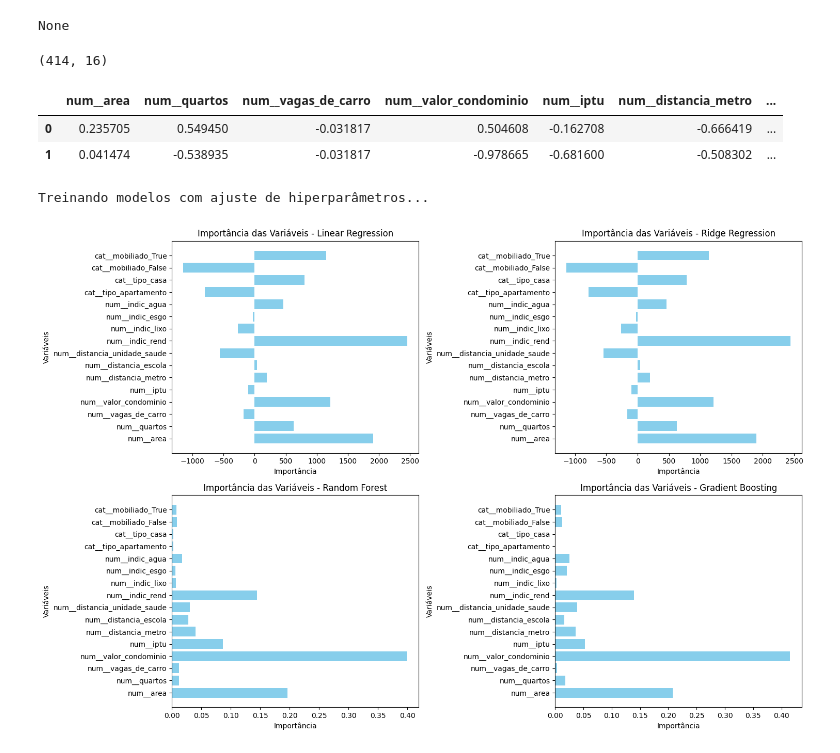
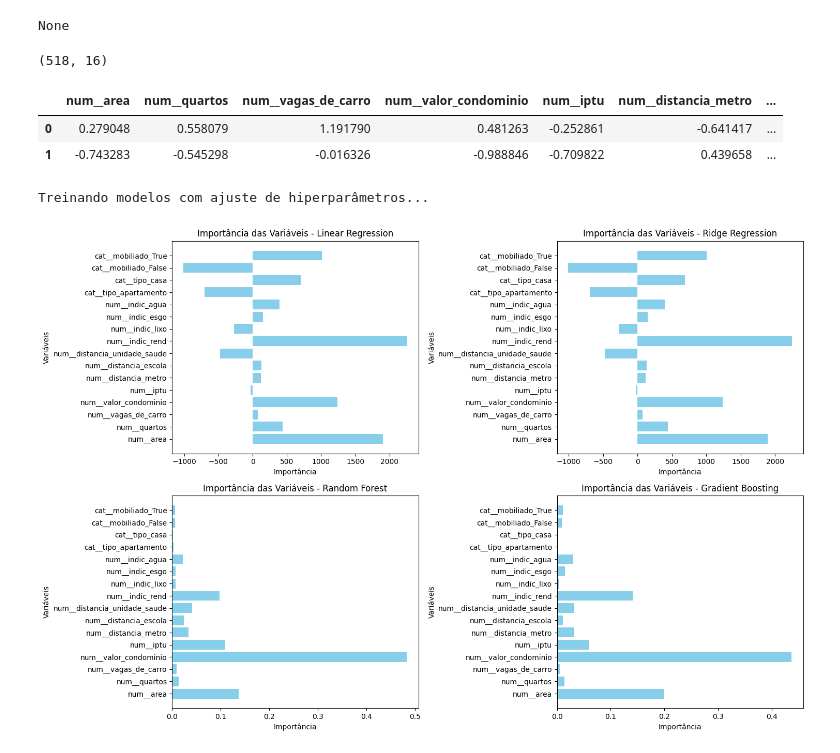
Before and after one commit to viniciusvianavieira/zap-imoveis-scraping-prediction, a Jupyter notebook: 4A - Predição-Zap-Imóveis-Aluguel.ipynb, the cells around one changed output. Saved outputs shown, nothing was run; the diff lists cells and outputs as text; code cells hidden in the pictures.

```diff
--- a/4A - Predição-Zap-Imóveis-Aluguel.ipynb
+++ b/4A - Predição-Zap-Imóveis-Aluguel.ipynb
@@ -88,20 +88,18 @@ preprocessor = ColumnTransformer(
         ('cat', OneHotEncoder(handle_unknown='ignore'), colunas_categoricas + colunas_booleanas)
     ])
 
-# Aplicar o pré-processador nos dados de treino e teste
-X_train, X_test, y_train, y_test = train_test_split(X, y, test_size=0.2, random_state=42)
-X_train_scaled = preprocessor.fit_transform(X_train)
-X_test_scaled = preprocessor.transform(X_test)
+
+X_scaled = preprocessor.fit_transform(X)
 # %%
-X_train_scaled_df = pd.DataFrame(X_train_scaled, columns=preprocessor.get_feature_names_out())
+X_scaled_df = pd.DataFrame(X_scaled, columns=preprocessor.get_feature_names_out())
 pd.set_option('display.max_columns', None)
-print(X_train_scaled_df.shape)
-display(X_train_scaled_df.head(2))
+print(X_scaled_df.shape)
+display(X_scaled_df.head(2))
 # %% [output]
-(414, 16)
+(518, 16)
 |  | num__area | num__quartos | num__vagas_de_carro | num__valor_condominio | num__iptu | num__distancia_metro | ... |
-| 0 | 0.235705 | 0.549450 | -0.031817 | 0.504608 | -0.162708 | -0.666419 | ... |
-| 1 | 0.041474 | -0.538935 | -0.031817 | -0.978665 | -0.681600 | -0.508302 | ... |
+| 0 | 0.279048 | 0.558079 | 1.191790 | 0.481263 | -0.252861 | -0.641417 | ... |
+| 1 | -0.743283 | -0.545298 | -0.016326 | -0.988846 | -0.709822 | 0.439658 | ... |
 # %%
 parametros = {
     "Linear Regression": {},  # Sem hiperparâmetros para ajustar
@@ -158,7 +156,7 @@ for nome, modelo in modelos.items():
         )
 
         # Treinar o modelo
-        grid_search.fit(X_train_scaled, y_train)
+        grid_search.fit(X_scaled, y)
 
         # Melhor modelo e desempenho
         melhor_modelo = grid_search.best_estimator_
@@ -166,14 +164,14 @@ for nome, modelo in modelos.items():
         melhor_mae = -grid_search.best_score_  # Negativo porque usamos 'neg_mean_absolute_error'
     else:
         # Para modelos sem hiperparâmetros (como Linear Regression)
-        pipeline.fit(X_train_scaled, y_train)
+        pipeline.fit(X_scaled, y)
         melhor_modelo = pipeline
         melhor_params = "Sem ajuste de hiperparâmetros"
         melhor_mae = "Não aplicável"
 
     # Executar validação cruzada com o melhor modelo
     resultados_cv = cross_validate(
-        melhor_modelo, X_train_scaled, y_train, cv=5, scoring=scoring, return_train_score=False, n_jobs=-1
+        melhor_modelo, X_scaled, y, cv=5, scoring=scoring, return_train_score=False, n_jobs=-1
     )
 
     # Armazenar os resultados
@@ -196,39 +194,39 @@ num_linhas = (num_modelos + 1) // num_colunas  # Calculando as linhas para acomo
 
 # Criar a figura e os subgráficos
 plt.figure(figsize=(15, 5 * num_linhas))
 
 for i, (nome, modelo) in enumerate(modelos.items()):
     plt.subplot(num_linhas, num_colunas, i + 1)
 
-    modelo_treinado = modelo.fit(X_train_scaled_df, y_train)
+    modelo_treinado = modelo.fit(X_scaled_df, y)
 
     if nome in ["Linear Regression", "Ridge Regression"]:
         importancias = modelo_treinado.coef_
     elif nome in ["Random Forest", "Gradient Boosting"]:
         importancias = modelo_treinado.feature_importances_
     else:
         resultado_permutation = permutation_importance(
-            modelo_treinado, X_train_scaled_df, y_train, n_repeats=10, random_state=42
+            modelo_treinado, X_scaled_df, y, n_repeats=10, random_state=42
         )
         importancias = resultado_permutation.importances_mean
 
     # Verificar alinhamento das dimensões
-    if len(importancias) != len(X_train_scaled_df.columns):
+    if len(importancias) != len(X_scaled_df.columns):
         raise ValueError(
             f"Modelo {nome}: número de importâncias ({len(importancias)}) "
-            f"diferente do número de colunas em X ({len(X_train_scaled_df.columns)})."
+            f"diferente do número de colunas em X ({len(X_scaled_df.columns)})."
         )
 
     # Plotar a importância das variáveis
-    plt.barh(X_train_scaled_df.columns, importancias, color='skyblue')
+    plt.barh(X_scaled_df.columns, importancias, color='skyblue')
     plt.title(f'Importância das Variáveis - {nome}')
     plt.xlabel('Importância')
     plt.ylabel('Variáveis')
 
 plt.tight_layout()
 plt.show()
 # %% [output]
-[figure, old version]
+[figure, new version]
 # %%
 # Exibir os resultados
 print("Resultados da validação cruzada com ajuste de hiperparâmetros:\n")
```
Also changed, not shown: parts of 1 cell of this notebook, 3 other files.
